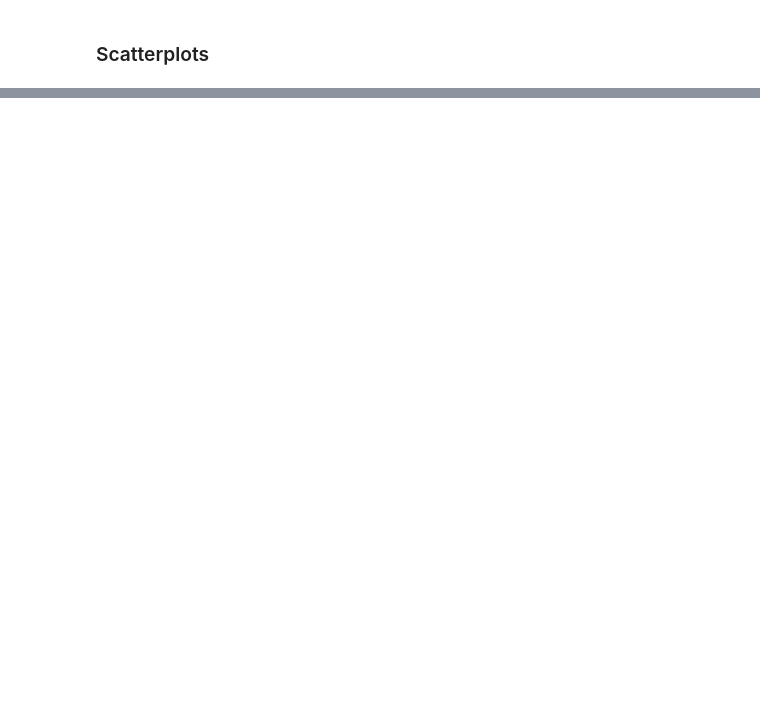
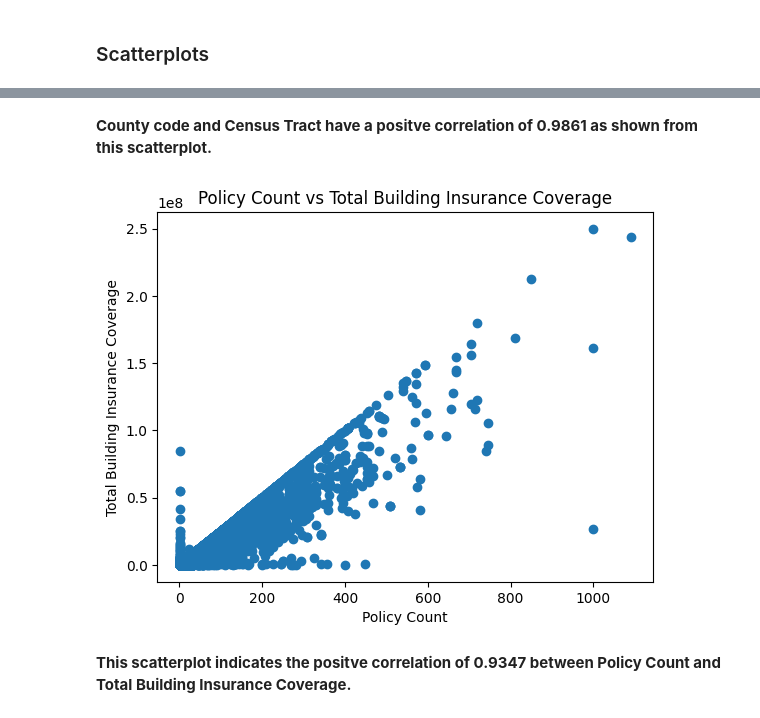
Before and after one commit to jshiah/dsc232r_group_project, a Jupyter notebook: pyspark.ipynb, the cells around one changed output, grey strips where cells are left out. Drawn from its saved outputs; the diff is of its cells as text; code cells hidden in the pictures; blank space fills up the shorter version.

```diff
--- a/pyspark.ipynb
+++ b/pyspark.ipynb
@@ -551,0 +551,12 @@ Py4JJavaError: An error occurred while calling o1900.collectToPython.
+# %% [markdown]
+**County code and Census Tract have a positve correlation of 0.9861 as shown from this scatterplot.**
+# %%
+plt.scatter(x=num_pdf['policycount'],y=num_pdf['totalbuildinginsurancecoverage'])
+plt.xlabel('Policy Count')
+plt.ylabel('Total Building Insurance Coverage')
+plt.title('Policy Count vs Total Building Insurance Coverage')
+plt.show()
+# %% [output]
+[figure, added]
+# %% [markdown]
+**This scatterplot indicates the positve correlation of 0.9347 between Policy Count and Total Building Insurance Coverage.**
```
Also changed, not shown: parts of 15 cells of this notebook.
